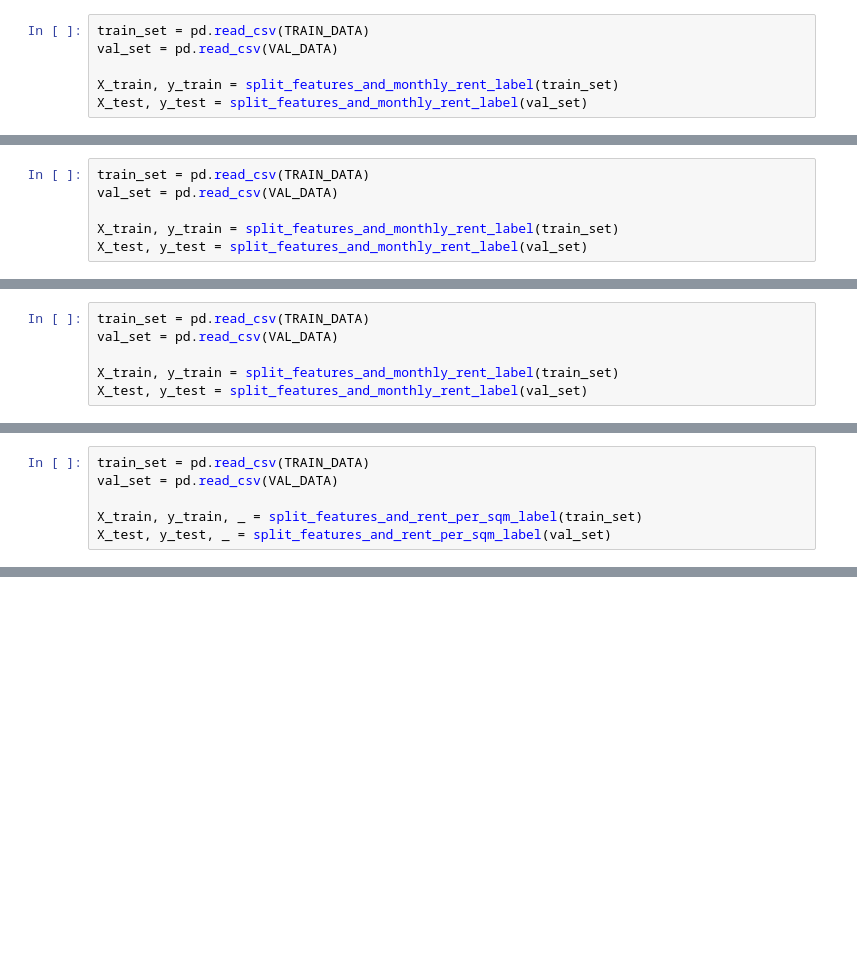
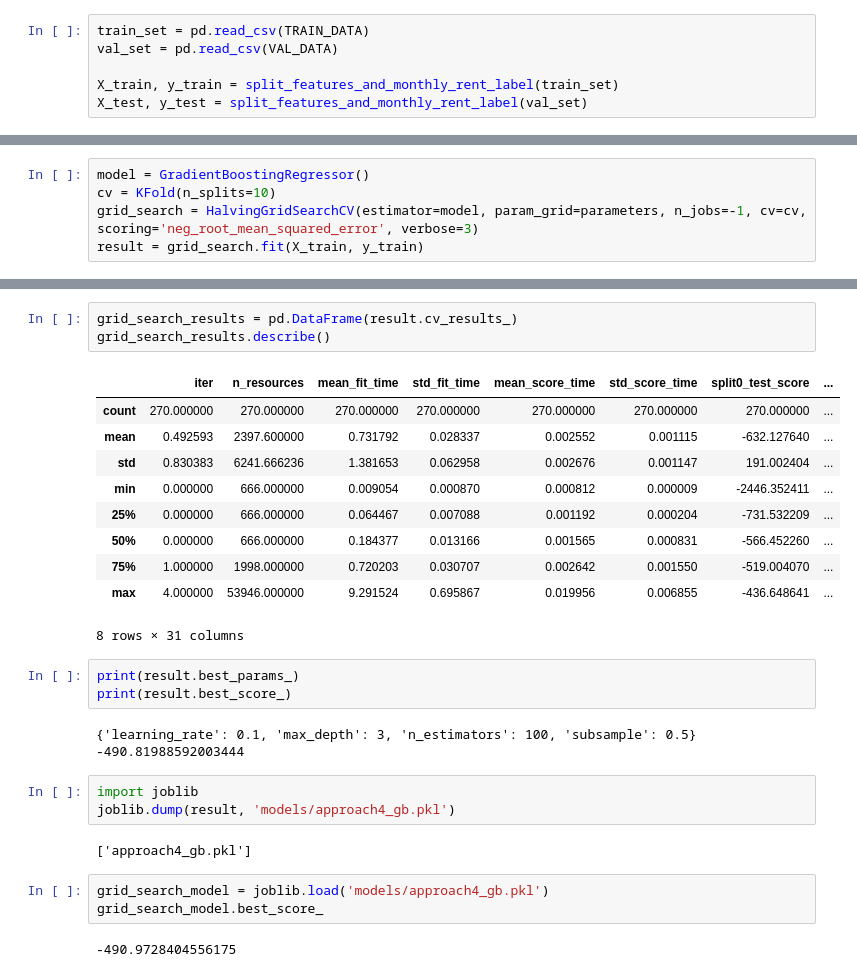
Before and after one commit to benhgm/cs5228_flat_rental, a Jupyter notebook: gradientboost.ipynb, the cells around one changed output, grey strips where cells are left out. Cells and saved outputs as stored; diff of their text form; blank space fills up the shorter version.

Commit message:
update gradient boost

```diff
--- a/gradientboost.ipynb
+++ b/gradientboost.ipynb
@@ -467,6 +36,0 @@ VAL_DATA = TARGET_ENC_BASELINE_VAL
-# %%
-train_set = pd.read_csv(TRAIN_DATA)
-val_set = pd.read_csv(VAL_DATA)
-
-X_train, y_train = split_features_and_monthly_rent_label(train_set)
-X_test, y_test = split_features_and_monthly_rent_label(val_set)
@@ -547,6 +36,0 @@ VAL_DATA = TRUNCATED_FEAT_ENG_VAL
-# %%
-train_set = pd.read_csv(TRAIN_DATA)
-val_set = pd.read_csv(VAL_DATA)
-
-X_train, y_train = split_features_and_monthly_rent_label(train_set)
-X_test, y_test = split_features_and_monthly_rent_label(val_set)
@@ -627,6 +36,0 @@ VAL_DATA = TRUNCATED_FEAT_ENG_VAL
-# %%
-train_set = pd.read_csv(TRAIN_DATA)
-val_set = pd.read_csv(VAL_DATA)
-
-X_train, y_train, _ = split_features_and_rent_per_sqm_label(train_set)
-X_test, y_test, _ = split_features_and_rent_per_sqm_label(val_set)
@@ -693,0 +37,5 @@ Run history:
+# %%
+model = GradientBoostingRegressor()
+cv = KFold(n_splits=10)
+grid_search = HalvingGridSearchCV(estimator=model, param_grid=parameters, n_jobs=-1, cv=cv, scoring='neg_root_mean_squared_error', verbose=3)
+result = grid_search.fit(X_train, y_train)
@@ -693,0 +60,30 @@ Run history:
+# %%
+grid_search_results = pd.DataFrame(result.cv_results_)
+grid_search_results.describe()
+# %% [output]
+|  | iter | n_resources | mean_fit_time | std_fit_time | mean_score_time | std_score_time | split0_test_score | ... |
+| count | 270.000000 | 270.000000 | 270.000000 | 270.000000 | 270.000000 | 270.000000 | 270.000000 | ... |
+| mean | 0.492593 | 2397.600000 | 0.731792 | 0.028337 | 0.002552 | 0.001115 | -632.127640 | ... |
+| std | 0.830383 | 6241.666236 | 1.381653 | 0.062958 | 0.002676 | 0.001147 | 191.002404 | ... |
+| min | 0.000000 | 666.000000 | 0.009054 | 0.000870 | 0.000812 | 0.000009 | -2446.352411 | ... |
+| 25% | 0.000000 | 666.000000 | 0.064467 | 0.007088 | 0.001192 | 0.000204 | -731.532209 | ... |
+| 50% | 0.000000 | 666.000000 | 0.184377 | 0.013166 | 0.001565 | 0.000831 | -566.452260 | ... |
+| 75% | 1.000000 | 1998.000000 | 0.720203 | 0.030707 | 0.002642 | 0.001550 | -519.004070 | ... |
+| max | 4.000000 | 53946.000000 | 9.291524 | 0.695867 | 0.019956 | 0.006855 | -436.648641 | ... |
+8 rows × 31 columns
+# %%
+print(result.best_params_)
+print(result.best_score_)
+# %% [output]
+{'learning_rate': 0.1, 'max_depth': 3, 'n_estimators': 100, 'subsample': 0.5}
+-490.81988592003444
+# %%
+import joblib
+joblib.dump(result, 'models/approach4_gb.pkl')
+# %% [output]
+['approach4_gb.pkl']
+# %%
+grid_search_model = joblib.load('models/approach4_gb.pkl')
+grid_search_model.best_score_
+# %% [output]
+-490.9728404556175
```
Also changed, not shown: parts of 59 cells of this notebook.
